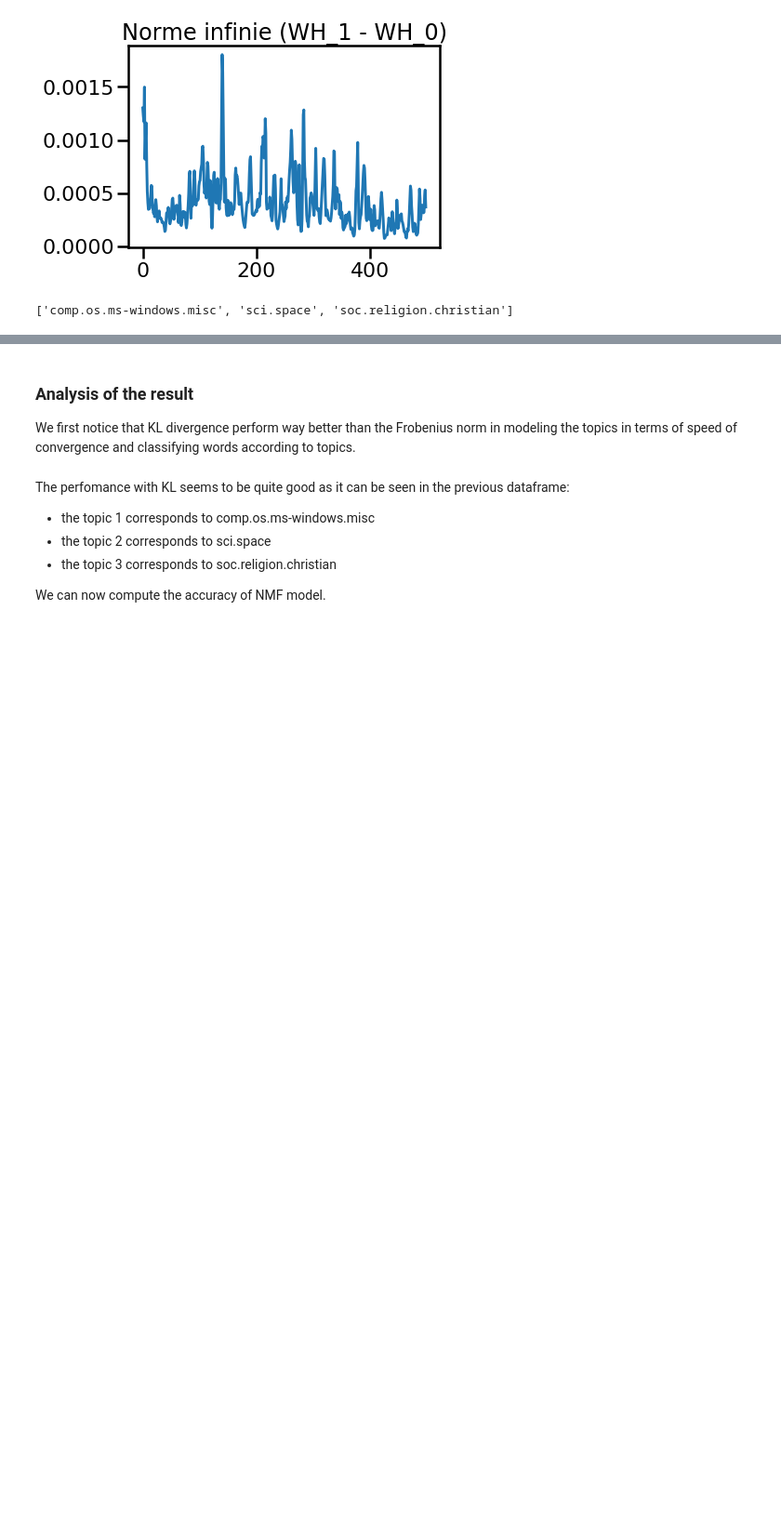
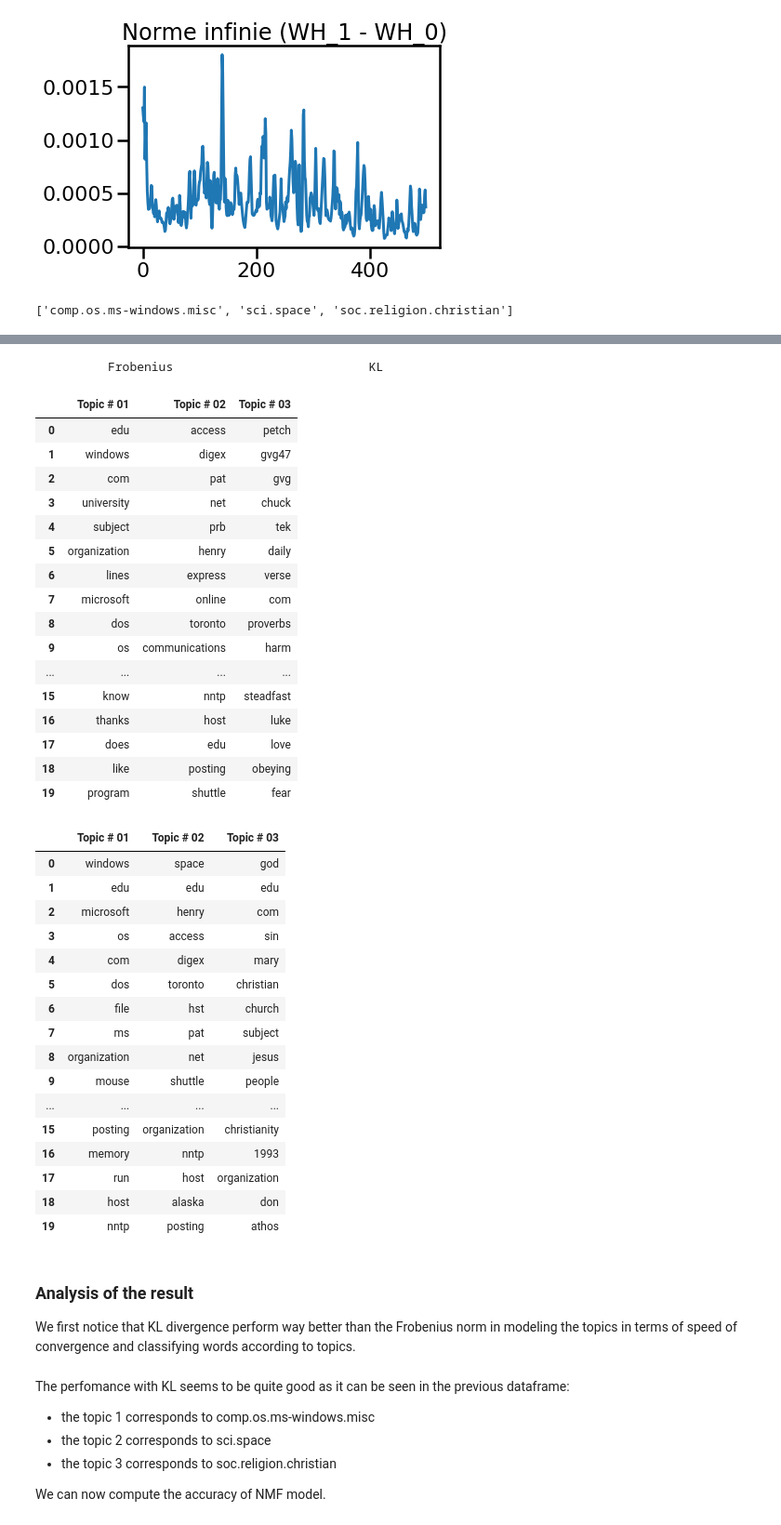
Before and after one commit to bricerauby/LabsMachineLearning, a Jupyter notebook: lab7-NMF.ipynb, the cells around one changed output, grey strips where cells are left out. Shown at 93% size. Cells and saved outputs as stored; diff of their text form; code cells hidden in the pictures; blank space fills up the shorter version.

```diff
--- a/lab7-NMF.ipynb
+++ b/lab7-NMF.ipynb
@@ -302,3 +276,49 @@ hbox
+# %%
+from IPython.display import display_html
+def display_side_by_side(*args):
+    html_str=''
+    for df in args:
+        html_str+=df.to_html()
+    display_html(html_str.replace('table','table style="display:inline"'),raw=True)
+
+print('          Frobenius                           KL')
+display_side_by_side(df_F, df_KL)
+# %% [output]
+          Frobenius                           KL
+|  | Topic # 01 | Topic # 02 | Topic # 03 |
+| 0 | edu | access | petch |
+| 1 | windows | digex | gvg47 |
+| 2 | com | pat | gvg |
+| 3 | university | net | chuck |
+| 4 | subject | prb | tek |
+| 5 | organization | henry | daily |
+| 6 | lines | express | verse |
+| 7 | microsoft | online | com |
+| 8 | dos | toronto | proverbs |
+| 9 | os | communications | harm |
+| ... | ... | ... | ... |
+| 15 | know | nntp | steadfast |
+| 16 | thanks | host | luke |
+| 17 | does | edu | love |
+| 18 | like | posting | obeying |
+| 19 | program | shuttle | fear |
+|  | Topic # 01 | Topic # 02 | Topic # 03 |
+| 0 | windows | space | god |
+| 1 | edu | edu | edu |
+| 2 | microsoft | henry | com |
+| 3 | os | access | sin |
+| 4 | com | digex | mary |
+| 5 | dos | toronto | christian |
+| 6 | file | hst | church |
+| 7 | ms | pat | subject |
+| 8 | organization | net | jesus |
+| 9 | mouse | shuttle | people |
+| ... | ... | ... | ... |
+| 15 | posting | organization | christianity |
+| 16 | memory | nntp | 1993 |
+| 17 | run | host | organization |
+| 18 | host | alaska | don |
+| 19 | nntp | posting | athos |
 # %% [markdown]
 ### Analysis of the result
 
```
Also changed, not shown: parts of 4 cells of this notebook, 4 other files.
